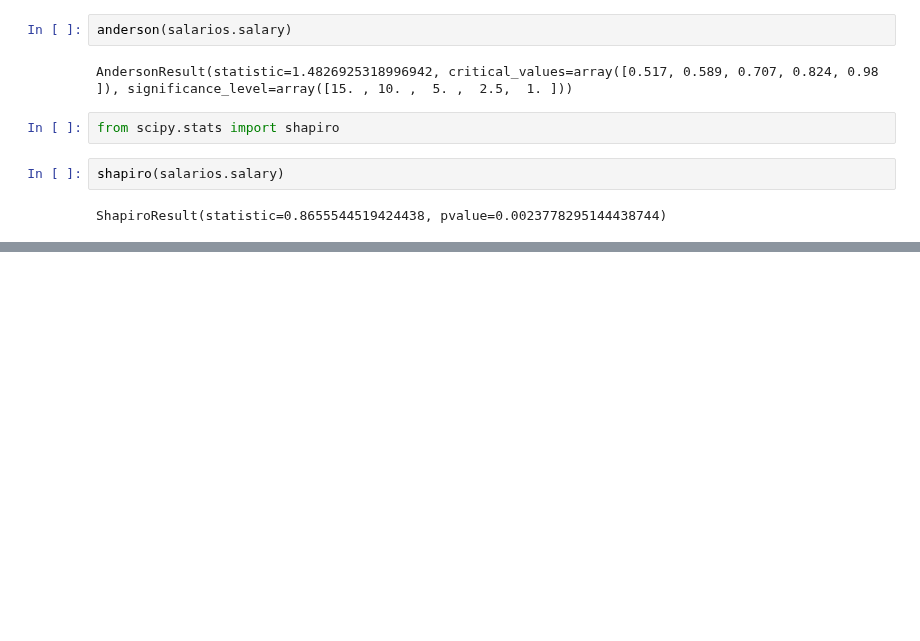
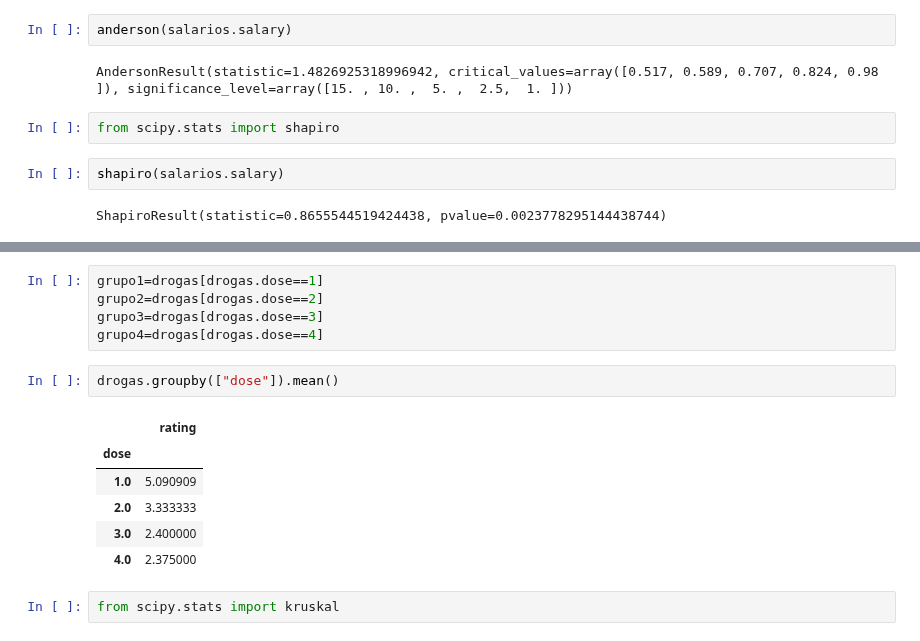
Before and after one commit to jsanz81/Bootcamp_Abril2023, a Jupyter notebook: 04_Estadística/06_TestHipotesis/07_KS_and_AD/03_clase_no_parametricos.ipynb, the cells around one changed output, grey strips where cells are left out. Drawn from its saved outputs; the diff is of its cells as text; blank space fills up the shorter version.

```diff
--- a/04_Estadística/06_TestHipotesis/07_KS_and_AD/03_clase_no_parametricos.ipynb
+++ b/04_Estadística/06_TestHipotesis/07_KS_and_AD/03_clase_no_parametricos.ipynb
@@ -234,0 +277,16 @@ ShapiroResult(statistic=0.8655544519424438, pvalue=0.0023778295144438744)
+# %%
+grupo1=drogas[drogas.dose==1]
+grupo2=drogas[drogas.dose==2]
+grupo3=drogas[drogas.dose==3]
+grupo4=drogas[drogas.dose==4]
+# %%
+drogas.groupby(["dose"]).mean()
+# %% [output]
+|  | rating |
+| dose |  |
+| 1.0 | 5.090909 |
+| 2.0 | 3.333333 |
+| 3.0 | 2.400000 |
+| 4.0 | 2.375000 |
+# %%
+from scipy.stats import kruskal
```
Also changed, not shown: parts of 16 cells of this notebook.
